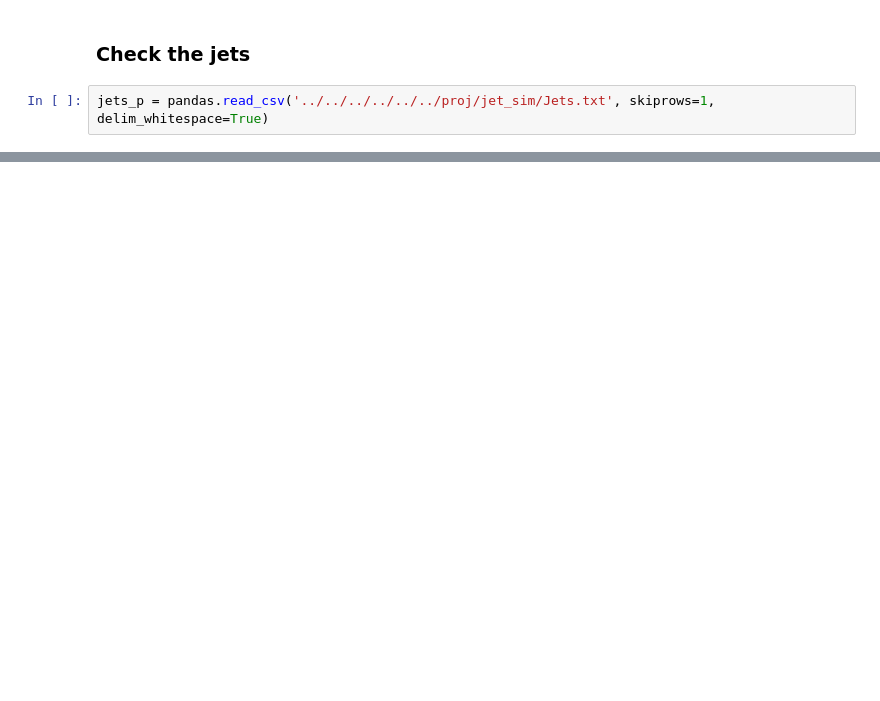
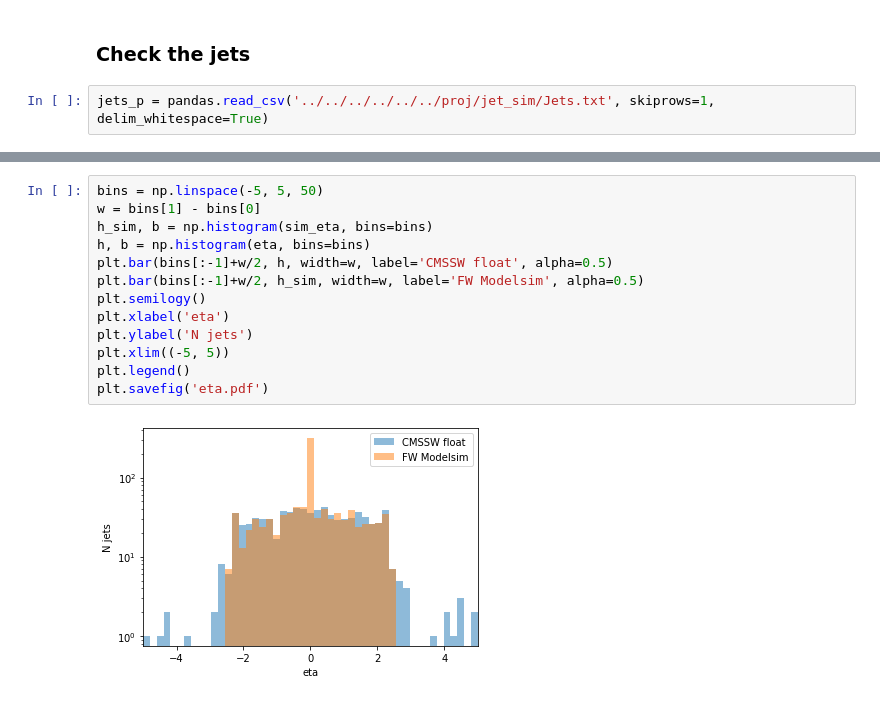
Before and after one commit to thesps/GlobalCorrelator, a Jupyter notebook: emp_examples/Layer2/testbench/jet/setup.ipynb, the cells around one changed output, grey strips where cells are left out. Saved outputs shown, nothing was run; the diff lists cells and outputs as text; blank space fills up the shorter version.

```diff
--- a/emp_examples/Layer2/testbench/jet/setup.ipynb
+++ b/emp_examples/Layer2/testbench/jet/setup.ipynb
@@ -280,0 +320,15 @@ jets[0]
+# %%
+bins = np.linspace(-5, 5, 50)
+w = bins[1] - bins[0]
+h_sim, b = np.histogram(sim_eta, bins=bins)
+h, b = np.histogram(eta, bins=bins)
+plt.bar(bins[:-1]+w/2, h, width=w, label='CMSSW float', alpha=0.5)
+plt.bar(bins[:-1]+w/2, h_sim, width=w, label='FW Modelsim', alpha=0.5)
+plt.semilogy()
+plt.xlabel('eta')
+plt.ylabel('N jets')
+plt.xlim((-5, 5))
+plt.legend()
+plt.savefig('eta.pdf')
+# %% [output]
+[figure, added]
```
Also changed, not shown: parts of 12 cells of this notebook.
